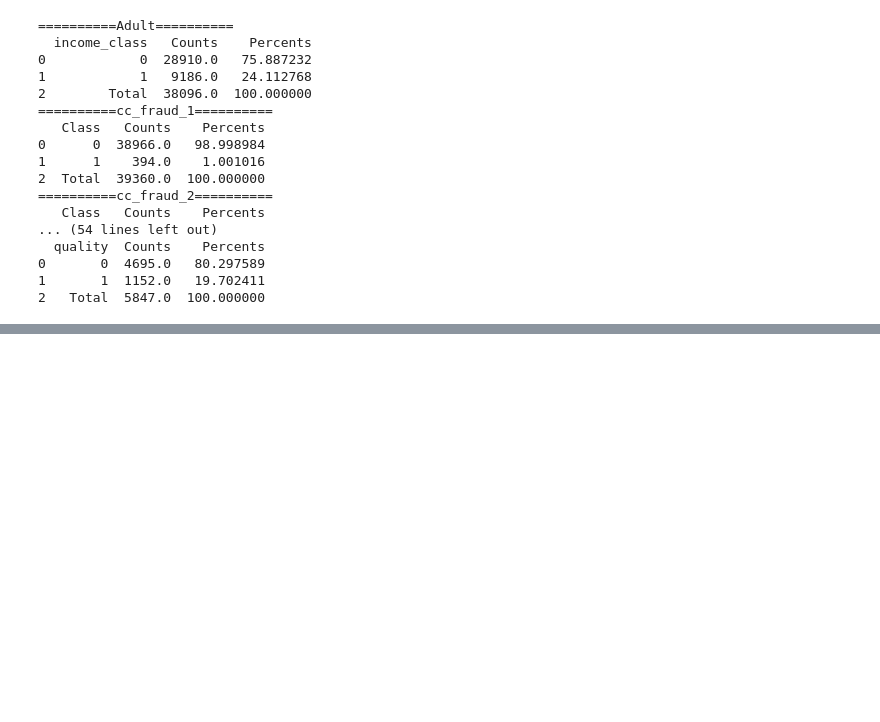
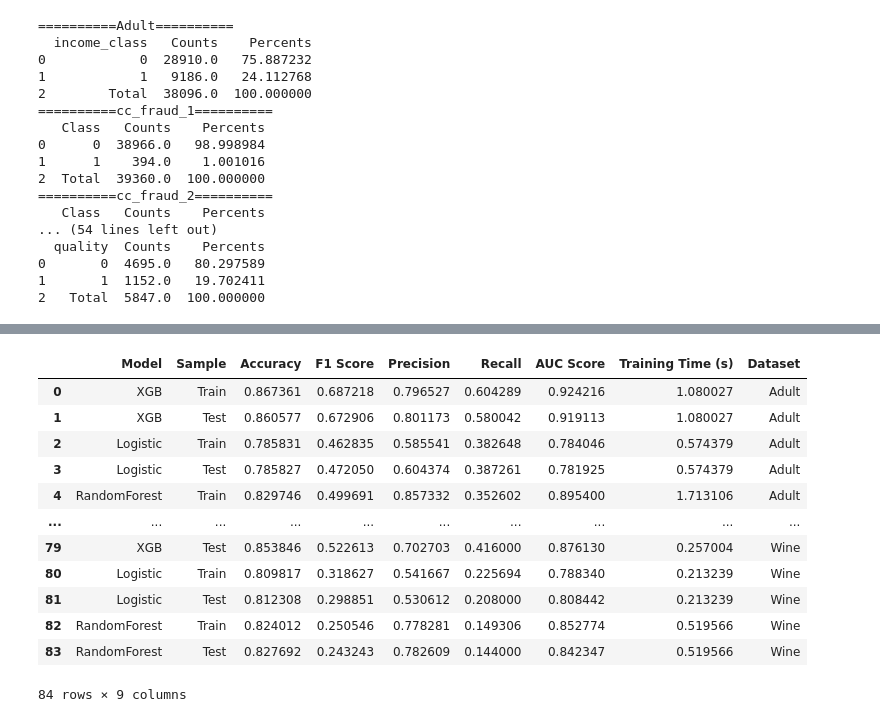
Before and after one commit to ShamilShukurov/ADA_GWU_Master_Thesis, a Jupyter notebook: Code/All_Experiments.ipynb, the cells around one changed output, grey strips where cells are left out. Saved outputs shown, nothing was run; the diff lists cells and outputs as text; code cells hidden in the pictures; blank space fills up the shorter version.

```diff
--- a/Code/All_Experiments.ipynb
+++ b/Code/All_Experiments.ipynb
@@ -58,0 +147,16 @@ for d in dfs:
+# %%
+report1
+# %% [output]
+|  | Model | Sample | Accuracy | F1 Score | Precision | Recall | AUC Score | Training Time (s) | Dataset |
+| 0 | XGB | Train | 0.867361 | 0.687218 | 0.796527 | 0.604289 | 0.924216 | 1.080027 | Adult |
+| 1 | XGB | Test | 0.860577 | 0.672906 | 0.801173 | 0.580042 | 0.919113 | 1.080027 | Adult |
+| 2 | Logistic | Train | 0.785831 | 0.462835 | 0.585541 | 0.382648 | 0.784046 | 0.574379 | Adult |
+| 3 | Logistic | Test | 0.785827 | 0.472050 | 0.604374 | 0.387261 | 0.781925 | 0.574379 | Adult |
+| 4 | RandomForest | Train | 0.829746 | 0.499691 | 0.857332 | 0.352602 | 0.895400 | 1.713106 | Adult |
+| ... | ... | ... | ... | ... | ... | ... | ... | ... | ... |
+| 79 | XGB | Test | 0.853846 | 0.522613 | 0.702703 | 0.416000 | 0.876130 | 0.257004 | Wine |
+| 80 | Logistic | Train | 0.809817 | 0.318627 | 0.541667 | 0.225694 | 0.788340 | 0.213239 | Wine |
+| 81 | Logistic | Test | 0.812308 | 0.298851 | 0.530612 | 0.208000 | 0.808442 | 0.213239 | Wine |
+| 82 | RandomForest | Train | 0.824012 | 0.250546 | 0.778281 | 0.149306 | 0.852774 | 0.519566 | Wine |
+| 83 | RandomForest | Test | 0.827692 | 0.243243 | 0.782609 | 0.144000 | 0.842347 | 0.519566 | Wine |
+84 rows × 9 columns
```
Also changed, not shown: parts of 5 cells of this notebook, 2 other files.
